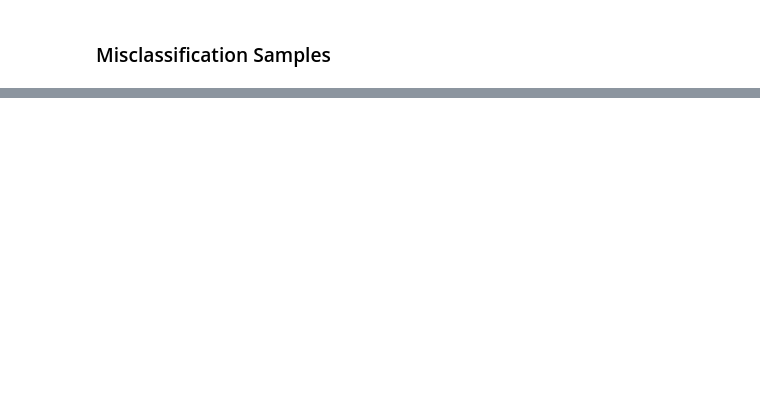
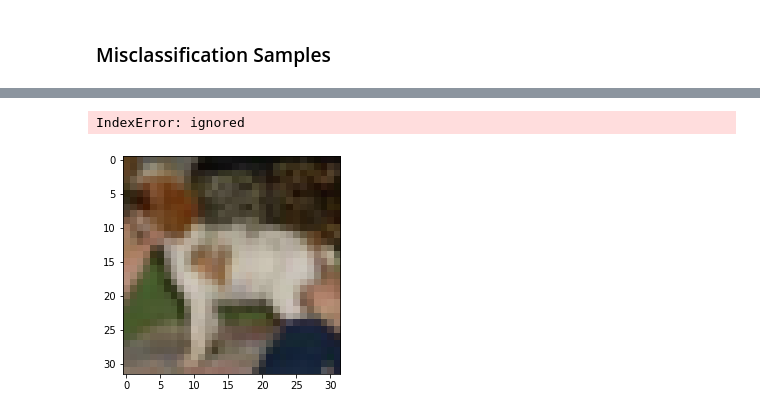
Before and after one commit to LeonVillanueva/CoLab, a Jupyter notebook: Google_CoLab_CNN_CIFAR.ipynb, the cells around one changed output, grey strips where cells are left out. Saved outputs shown, nothing was run; the diff lists cells and outputs as text; code cells hidden in the pictures; blank space fills up the shorter version.

```diff
--- a/Google_CoLab_CNN_CIFAR.ipynb
+++ b/Google_CoLab_CNN_CIFAR.ipynb
@@ -85,0 +99,2 @@ y_pred_100 = model.predict_classes (X_test_100)
+# %%
+y_pred_class_100 = []
@@ -86,4 +112,4 @@ y_pred_100 = model.predict_classes (X_test_100)
 # %% [markdown]
 ### Misclassification Samples
 # %%
-misclass = np.where (y_pred_100 != y_test_100)[0]
+misclass = np.where (y_pred_class_100 != y_test_100)[0]
@@ -92,3 +127,6 @@ i = np.random.choice (misclass)
 # %%
 plt.imshow (X_test[i], cmap='Blues')
-plt.title ('True: %s, Predicted: %s' % (y_test[i], y_pred[i]))
+plt.title ('True: %s, Predicted: %s' % (str(labels[i]), str(labels[i])))
+# %% [output]
+IndexError: ignored
+[figure, added]
```
Also changed, not shown: parts of 9 cells of this notebook.
